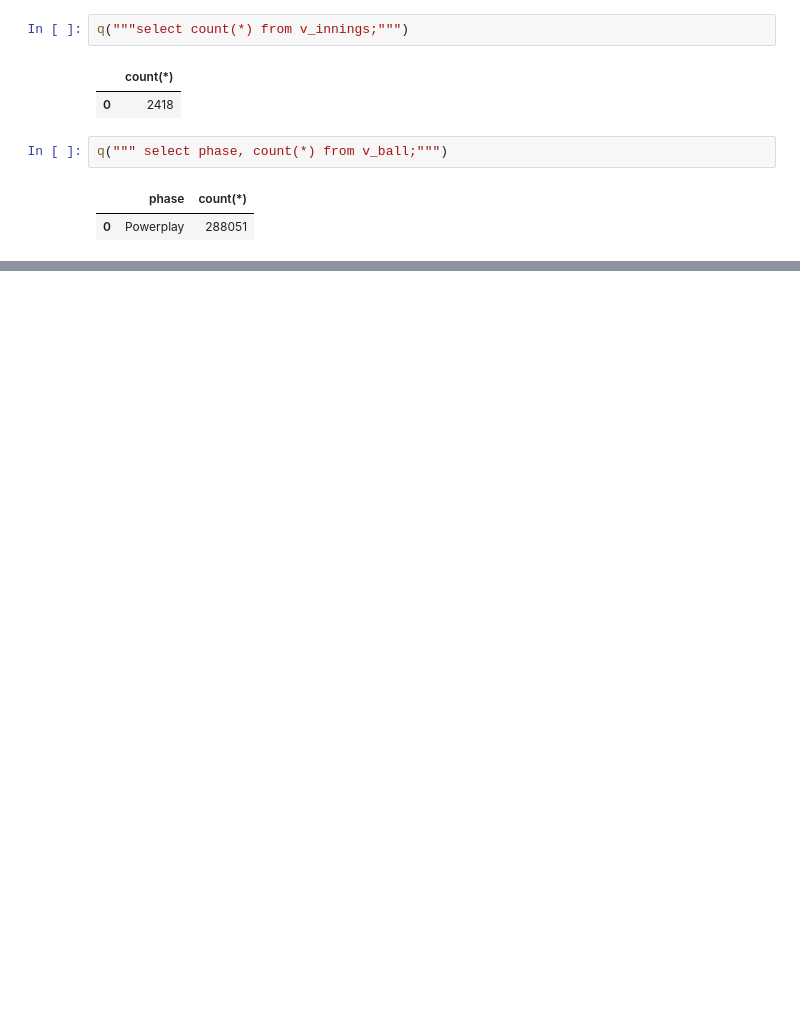
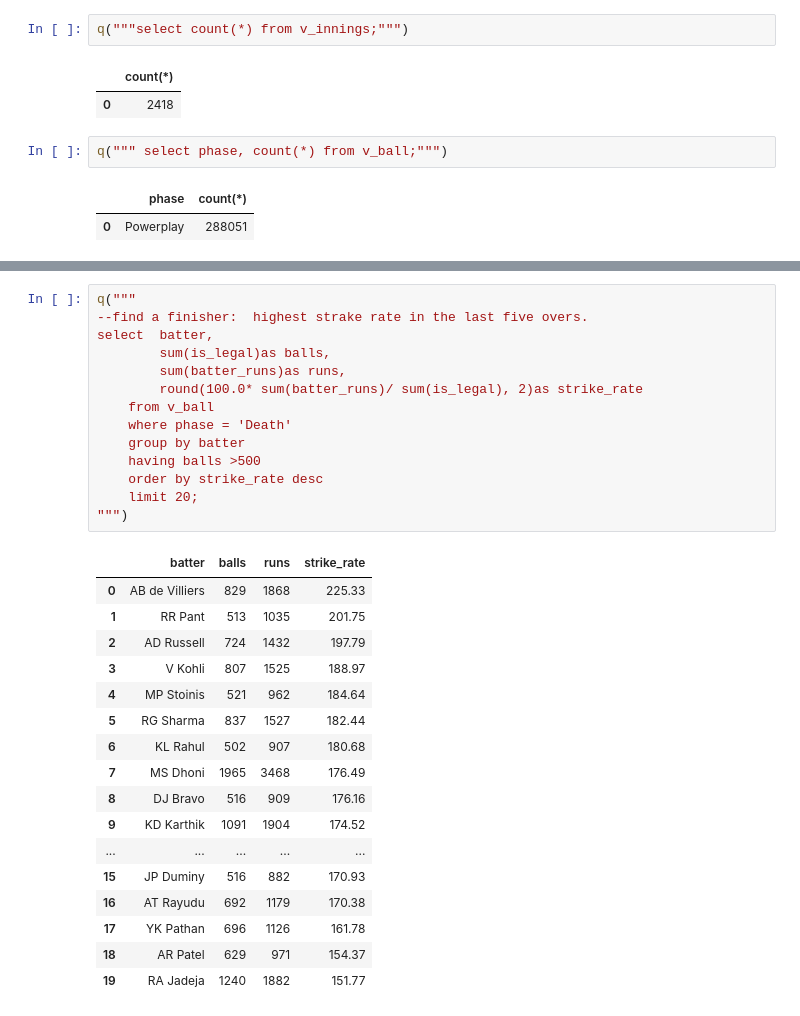
Before and after one commit to muhammedkvmuhammed3786-dev/ipl_3, a Jupyter notebook: notebooks/Data_analysis.ipynb, the cells around one changed output, grey strips where cells are left out. Saved outputs shown, nothing was run; the diff lists cells and outputs as text; blank space fills up the shorter version.

```diff
--- a/notebooks/Data_analysis.ipynb
+++ b/notebooks/Data_analysis.ipynb
@@ -86,0 +137,32 @@ q(""" select phase, count(*) from v_ball;""")
+# %%
+q("""
+--find a finisher:  highest strake rate in the last five overs.
+select  batter,
+        sum(is_legal)as balls,
+        sum(batter_runs)as runs,
+        round(100.0* sum(batter_runs)/ sum(is_legal), 2)as strike_rate
+    from v_ball
+    where phase = 'Death'
+    group by batter
+    having balls >500
+    order by strike_rate desc
+    limit 20;
+""")
+# %% [output]
+|  | batter | balls | runs | strike_rate |
+| 0 | AB de Villiers | 829 | 1868 | 225.33 |
+| 1 | RR Pant | 513 | 1035 | 201.75 |
+| 2 | AD Russell | 724 | 1432 | 197.79 |
+| 3 | V Kohli | 807 | 1525 | 188.97 |
+| 4 | MP Stoinis | 521 | 962 | 184.64 |
+| 5 | RG Sharma | 837 | 1527 | 182.44 |
+| 6 | KL Rahul | 502 | 907 | 180.68 |
+| 7 | MS Dhoni | 1965 | 3468 | 176.49 |
+| 8 | DJ Bravo | 516 | 909 | 176.16 |
+| 9 | KD Karthik | 1091 | 1904 | 174.52 |
+| ... | ... | ... | ... | ... |
+| 15 | JP Duminy | 516 | 882 | 170.93 |
+| 16 | AT Rayudu | 692 | 1179 | 170.38 |
+| 17 | YK Pathan | 696 | 1126 | 161.78 |
+| 18 | AR Patel | 629 | 971 | 154.37 |
+| 19 | RA Jadeja | 1240 | 1882 | 151.77 |
```
Also changed, not shown: parts of 18 cells of this notebook, 13 other files.
